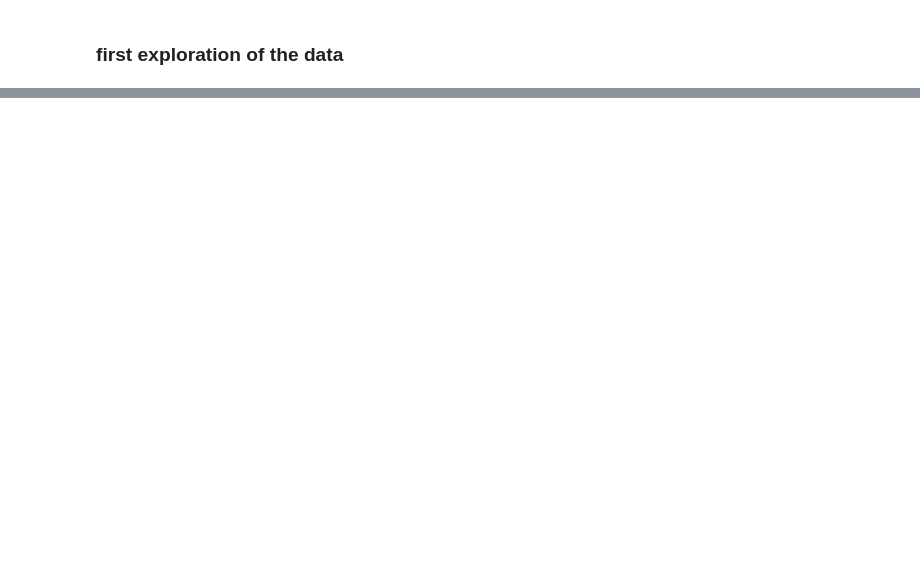
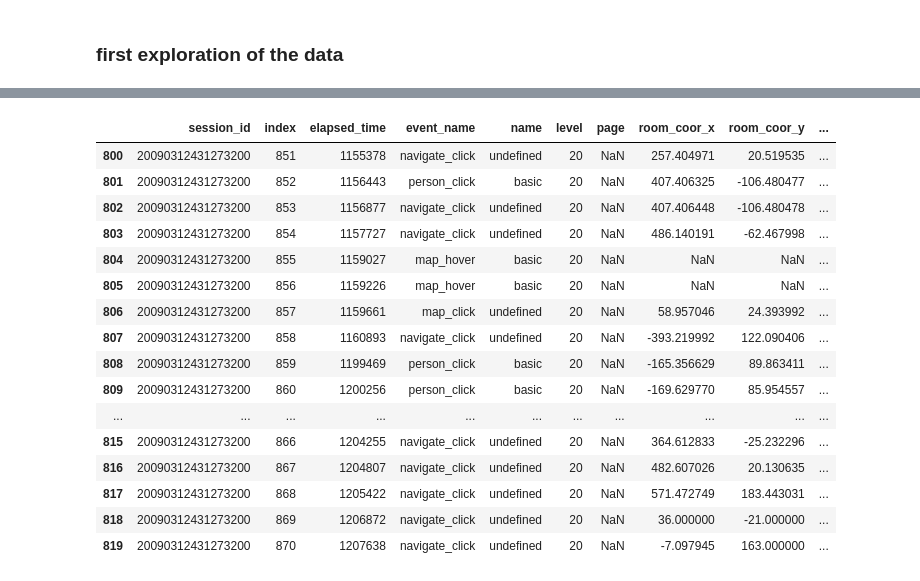
Before and after one commit to ericajstevenson/Predict_Student_Performance, a Jupyter notebook: EDA.ipynb, the cells around one changed output, grey strips where cells are left out. Drawn from its saved outputs; the diff is of its cells as text; code cells hidden in the pictures; blank space fills up the shorter version.

```diff
--- a/EDA.ipynb
+++ b/EDA.ipynb
@@ -68,3 +109,23 @@ fig = px.bar(page_count, x='page', y='count', color='count', title="Count the nu
 fig.show()
 # %% [output]
 [interactive output not drawn]
+# %%
+train[train.level==20].head(20)
+# %% [output]
+|  | session_id | index | elapsed_time | event_name | name | level | page | room_coor_x | room_coor_y | ... |
+| 800 | 20090312431273200 | 851 | 1155378 | navigate_click | undefined | 20 | NaN | 257.404971 | 20.519535 | ... |
+| 801 | 20090312431273200 | 852 | 1156443 | person_click | basic | 20 | NaN | 407.406325 | -106.480477 | ... |
+| 802 | 20090312431273200 | 853 | 1156877 | navigate_click | undefined | 20 | NaN | 407.406448 | -106.480478 | ... |
+| 803 | 20090312431273200 | 854 | 1157727 | navigate_click | undefined | 20 | NaN | 486.140191 | -62.467998 | ... |
+| 804 | 20090312431273200 | 855 | 1159027 | map_hover | basic | 20 | NaN | NaN | NaN | ... |
+| 805 | 20090312431273200 | 856 | 1159226 | map_hover | basic | 20 | NaN | NaN | NaN | ... |
+| 806 | 20090312431273200 | 857 | 1159661 | map_click | undefined | 20 | NaN | 58.957046 | 24.393992 | ... |
+| 807 | 20090312431273200 | 858 | 1160893 | navigate_click | undefined | 20 | NaN | -393.219992 | 122.090406 | ... |
+| 808 | 20090312431273200 | 859 | 1199469 | person_click | basic | 20 | NaN | -165.356629 | 89.863411 | ... |
+| 809 | 20090312431273200 | 860 | 1200256 | person_click | basic | 20 | NaN | -169.629770 | 85.954557 | ... |
+| ... | ... | ... | ... | ... | ... | ... | ... | ... | ... | ... |
+| 815 | 20090312431273200 | 866 | 1204255 | navigate_click | undefined | 20 | NaN | 364.612833 | -25.232296 | ... |
+| 816 | 20090312431273200 | 867 | 1204807 | navigate_click | undefined | 20 | NaN | 482.607026 | 20.130635 | ... |
+| 817 | 20090312431273200 | 868 | 1205422 | navigate_click | undefined | 20 | NaN | 571.472749 | 183.443031 | ... |
+| 818 | 20090312431273200 | 869 | 1206872 | navigate_click | undefined | 20 | NaN | 36.000000 | -21.000000 | ... |
+| 819 | 20090312431273200 | 870 | 1207638 | navigate_click | undefined | 20 | NaN | -7.097945 | 163.000000 | ... |
```
Also changed, not shown: parts of 16 cells of this notebook.
